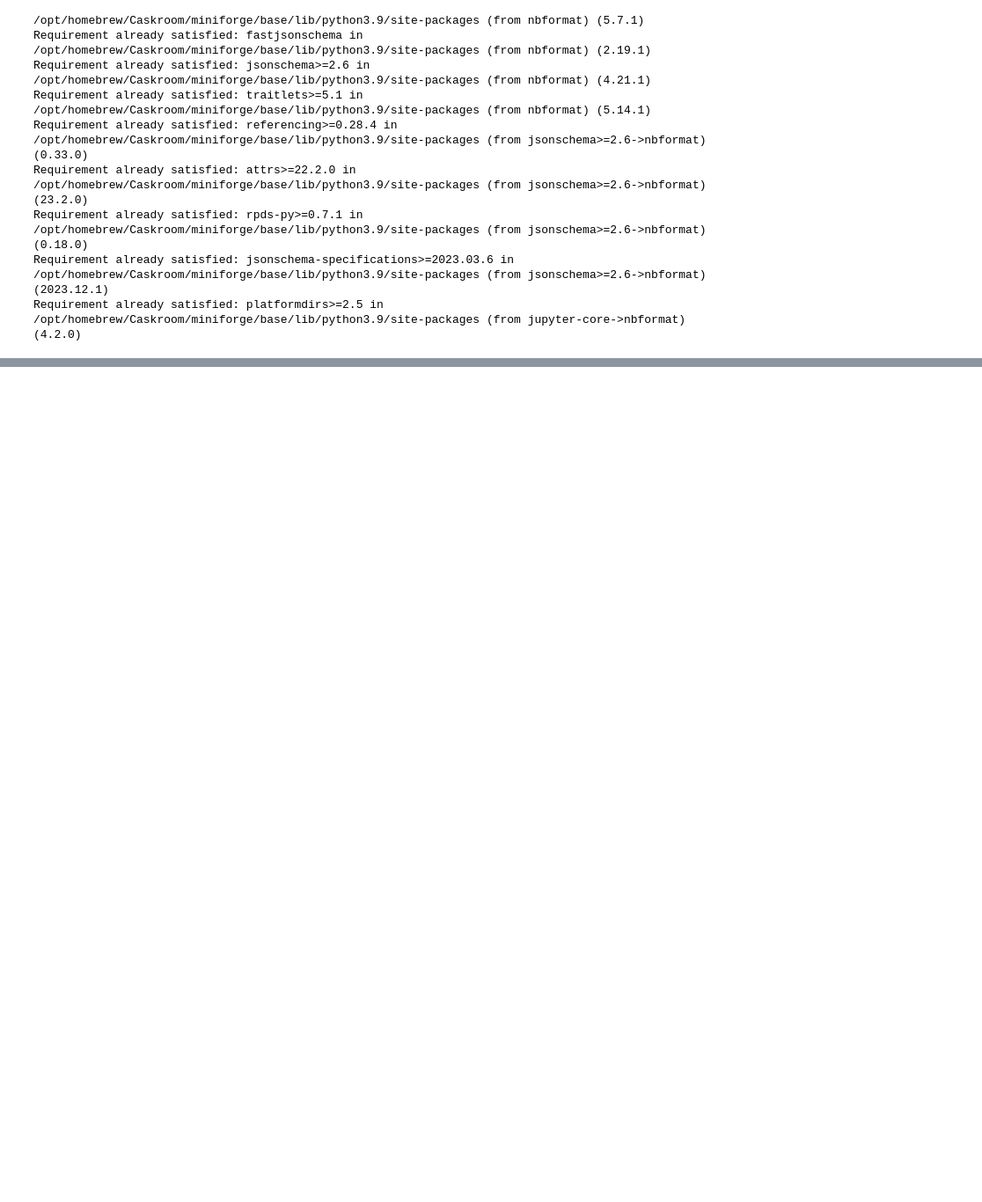
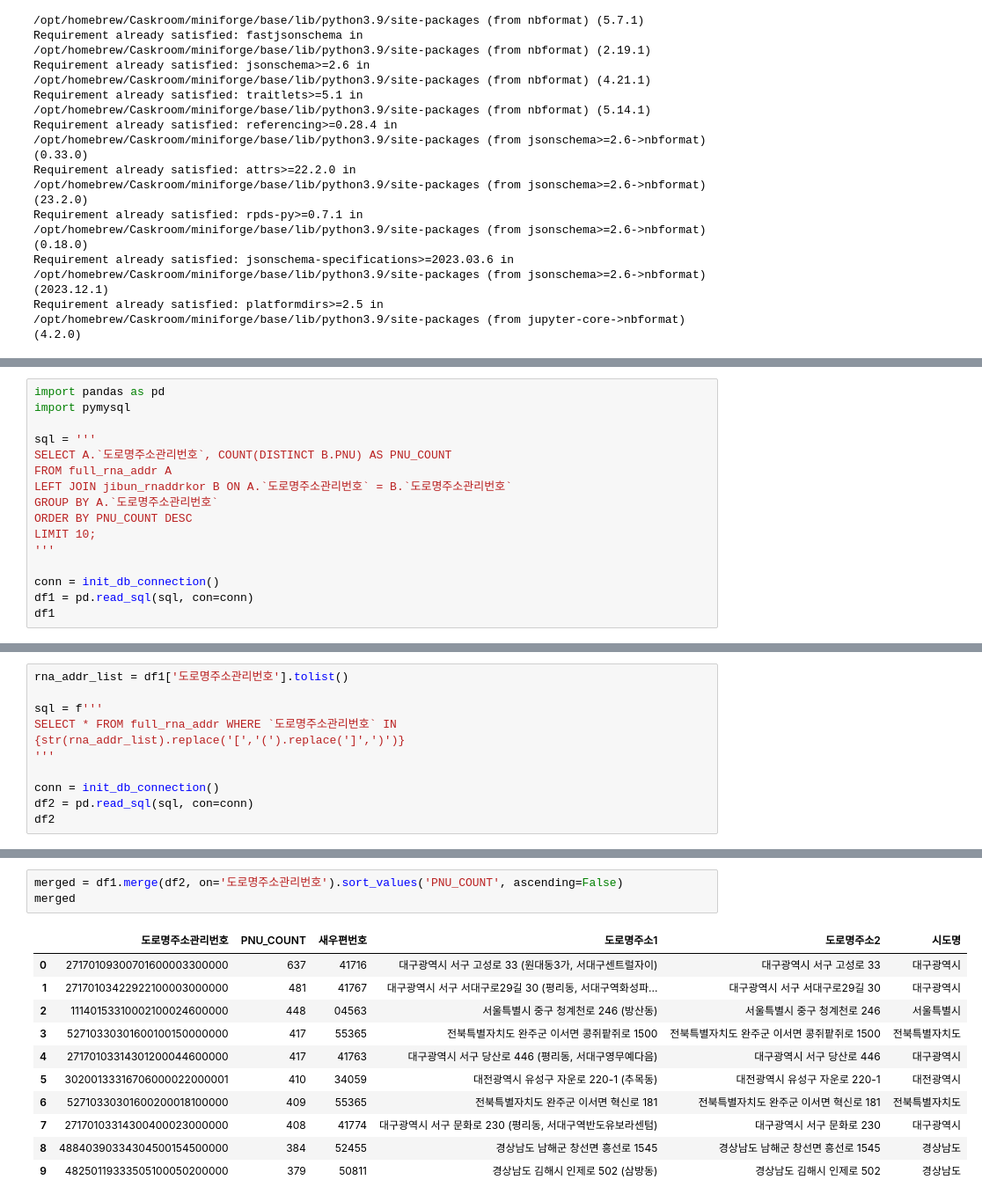
Before and after one commit to hike-lab/address-data-guide, a Jupyter notebook: code/chapter-6/address-pymysql-guide.ipynb, the cells around one changed output, grey strips where cells are left out. Shown: that part at 88% size. Cells and saved outputs as stored; diff of their text form; blank space fills up the shorter version.

```diff
--- a/code/chapter-6/address-pymysql-guide.ipynb
+++ b/code/chapter-6/address-pymysql-guide.ipynb
@@ -583,0 +650,16 @@ fig.write_html('address-count-per-sido.html')
+# %%
+import pandas as pd
+import pymysql
+
+sql = '''
+SELECT A.`도로명주소관리번호`, COUNT(DISTINCT B.PNU) AS PNU_COUNT
+FROM full_rna_addr A
+LEFT JOIN jibun_rnaddrkor B ON A.`도로명주소관리번호` = B.`도로명주소관리번호`
+GROUP BY A.`도로명주소관리번호`
+ORDER BY PNU_COUNT DESC
+LIMIT 10;
+'''
+
+conn = init_db_connection()
+df1 = pd.read_sql(sql, con=conn)
+df1
@@ -583,0 +678,10 @@ fig.write_html('address-count-per-sido.html')
+# %%
+rna_addr_list = df1['도로명주소관리번호'].tolist()
+
+sql = f'''
+SELECT * FROM full_rna_addr WHERE `도로명주소관리번호` IN {str(rna_addr_list).replace('[','(').replace(']',')')}
+'''
+
+conn = init_db_connection()
+df2 = pd.read_sql(sql, con=conn)
+df2
@@ -583,0 +700,15 @@ fig.write_html('address-count-per-sido.html')
+# %%
+merged = df1.merge(df2, on='도로명주소관리번호').sort_values('PNU_COUNT', ascending=False)
+merged
+# %% [output]
+|  | 도로명주소관리번호 | PNU_COUNT | 새우편번호 | 도로명주소1 | 도로명주소2 | 시도명 |
+| 0 | 27170109300701600003300000 | 637 | 41716 | 대구광역시 서구 고성로 33 (원대동3가, 서대구센트럴자이) | 대구광역시 서구 고성로 33 | 대구광역시 |
+| 1 | 27170103422922100003000000 | 481 | 41767 | 대구광역시 서구 서대구로29길 30 (평리동, 서대구역화성파... | 대구광역시 서구 서대구로29길 30 | 대구광역시 |
+| 2 | 11140153310002100024600000 | 448 | 04563 | 서울특별시 중구 청계천로 246 (방산동) | 서울특별시 중구 청계천로 246 | 서울특별시 |
+| 3 | 52710330301600100150000000 | 417 | 55365 | 전북특별자치도 완주군 이서면 콩쥐팥쥐로 1500 | 전북특별자치도 완주군 이서면 콩쥐팥쥐로 1500 | 전북특별자치도 |
+| 4 | 27170103314301200044600000 | 417 | 41763 | 대구광역시 서구 당산로 446 (평리동, 서대구영무예다음) | 대구광역시 서구 당산로 446 | 대구광역시 |
+| 5 | 30200133316706000022000001 | 410 | 34059 | 대전광역시 유성구 자운로 220-1 (추목동) | 대전광역시 유성구 자운로 220-1 | 대전광역시 |
+| 6 | 52710330301600200018100000 | 409 | 55365 | 전북특별자치도 완주군 이서면 혁신로 181 | 전북특별자치도 완주군 이서면 혁신로 181 | 전북특별자치도 |
+| 7 | 27170103314300400023000000 | 408 | 41774 | 대구광역시 서구 문화로 230 (평리동, 서대구역반도유보라센텀) | 대구광역시 서구 문화로 230 | 대구광역시 |
+| 8 | 48840390334304500154500000 | 384 | 52455 | 경상남도 남해군 창선면 흥선로 1545 | 경상남도 남해군 창선면 흥선로 1545 | 경상남도 |
+| 9 | 48250119333505100050200000 | 379 | 50811 | 경상남도 김해시 인제로 502 (삼방동) | 경상남도 김해시 인제로 502 | 경상남도 |
```
Also changed, not shown: parts of 12 cells of this notebook, 3 other files.
